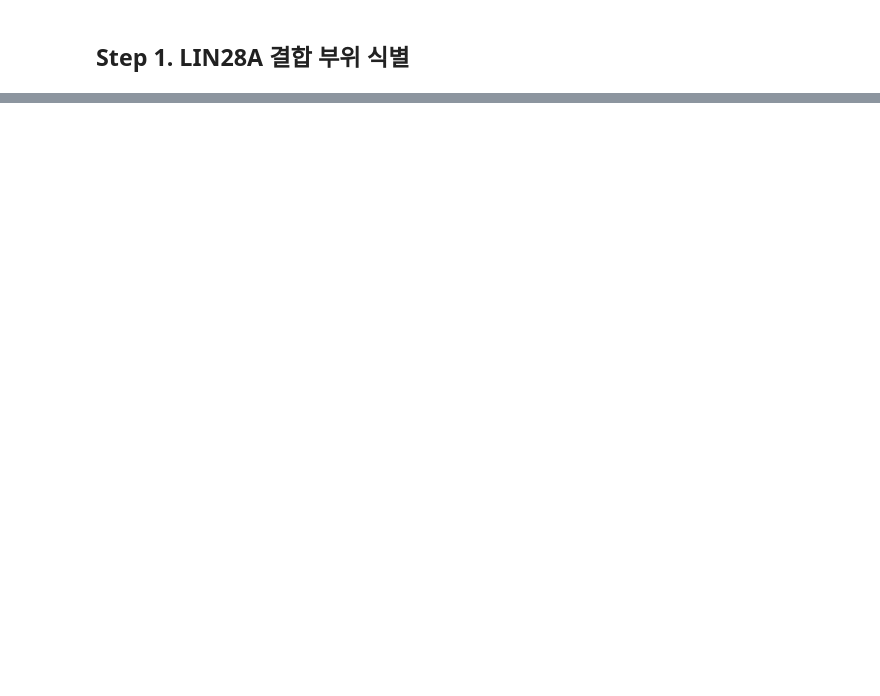
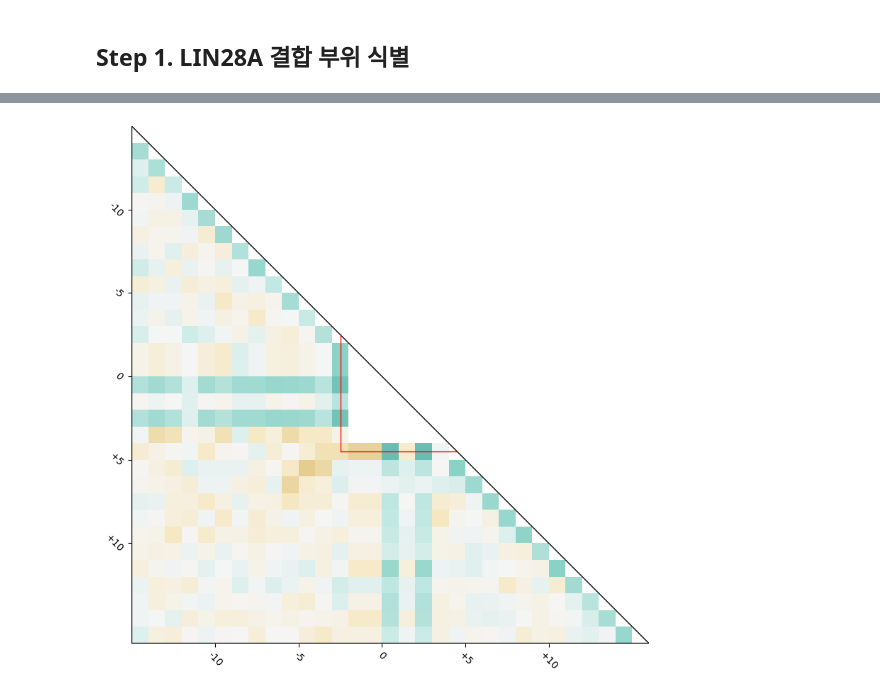
Before and after one commit to JeonSHyun/25-1-SNU-Bioinfo1, a Jupyter notebook: YourOwnAnalysis.ipynb, the cells around one changed output, grey strips where cells are left out. Cells and saved outputs as stored; diff of their text form; code cells hidden in the pictures; blank space fills up the shorter version.

```diff
--- a/YourOwnAnalysis.ipynb
+++ b/YourOwnAnalysis.ipynb
@@ -410,0 +389,10 @@ let7_qced
+# %%
+# 한번 돌리는데 너무 오래걸려서 그냥 저장
+# with open('expected_freqs.pkl', 'wb') as f:
+#     pickle.dump(expected_freqs, f)
+
+# 불러오기
+with open('expected_freqs.pkl', 'rb') as f:
+    expected_freqs = pickle.load(f)
+
+# expected_freqs
@@ -410,0 +483,42 @@ let7_qced
+# %%
+# AAGNGH
+
+fig, ax = plt.subplots(figsize=(8, 8))
+
+norm = MidpointNormalize(vmin=0.5, vmax=2.0, midpoint=1)
+
+heatmap = sns.heatmap(rel_freq_matrix, xticklabels=positions, yticklabels=positions,
+                      cmap="BrBG_r",
+                      center=1.0,
+                      vmin=0.5, vmax=2.0,
+                      ax=ax,
+                      cbar=False)
+
+# seaborn heatmap 내부의 이미지 객체에 직접 norm 적용
+# heatmap.collections[0].set_norm(norm)
+
+ax.plot([0, 31], [0, 31], color='black', linewidth=1)
+ax.plot([0, 0], [0, 31], color='black', linewidth=1)
+ax.plot([30.95, 0], [30.95, 30.95], color='black', linewidth=1)
+
+for spine in ax.spines.values():
+    spine.set_visible(False)
+
+ticks_to_show = [-10, -5, 0, 5, 10]
+
+tick_labels = [f'+{t}' if t > 0 else str(t) for t in ticks_to_show]
+
+ax.set_xticks([pos_to_idx[t] for t in ticks_to_show])
+ax.set_xticklabels(tick_labels, rotation=-45)
+
+ax.set_yticks([pos_to_idx[t] for t in ticks_to_show])
+ax.set_yticklabels(tick_labels, rotation=-45)
+
+ax.plot([12.5, 19.5], [19.5, 19.5], color='red', linewidth=1)
+ax.plot([12.5, 12.5], [12.5, 19.5], color='red', linewidth=1)
+
+# plt.title("Raw WC Pair Frequency Matrix")
+plt.tight_layout()
+plt.show()
+# %% [output]
+[figure, added]
```
Also changed, not shown: parts of 61 cells of this notebook.
